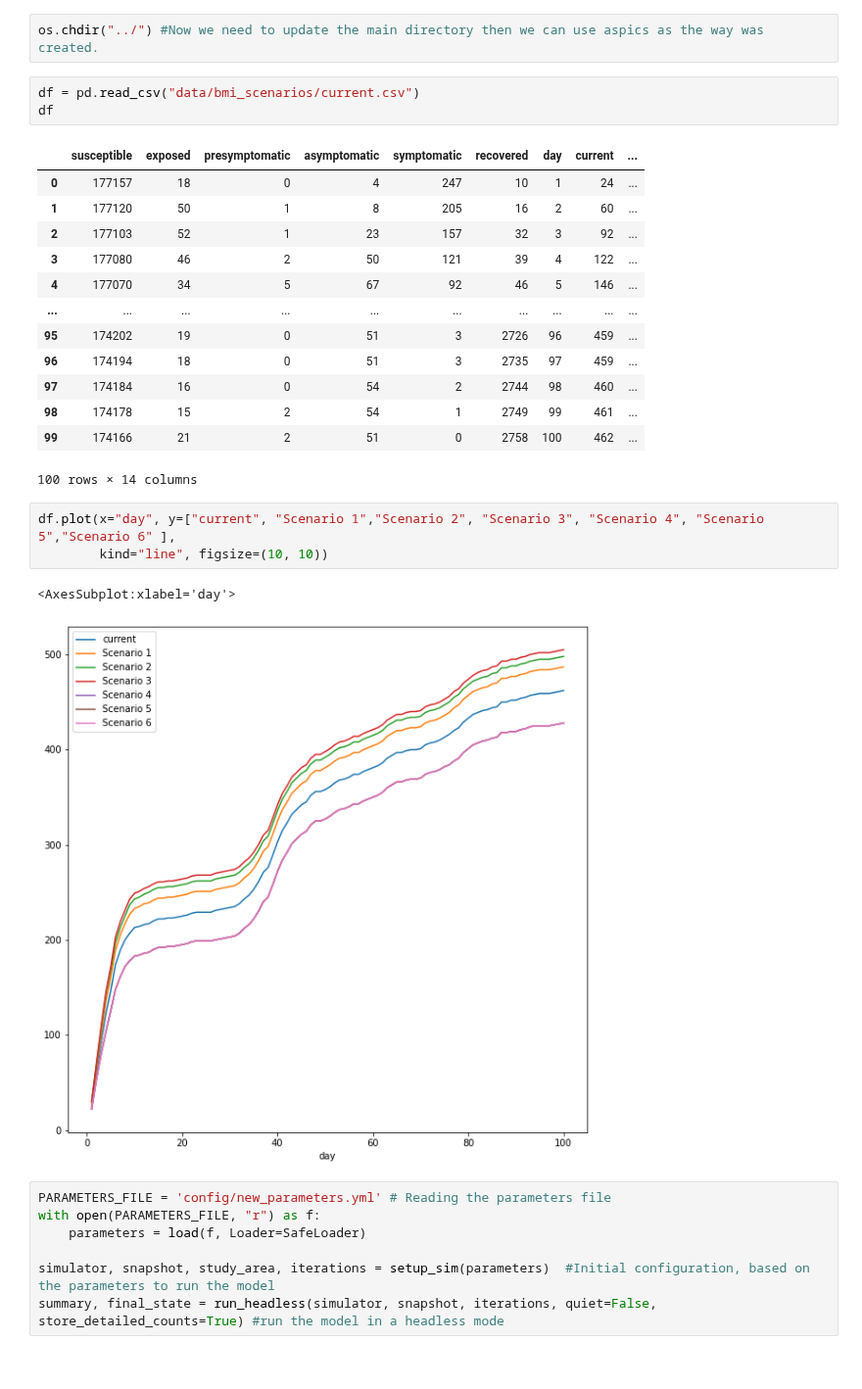
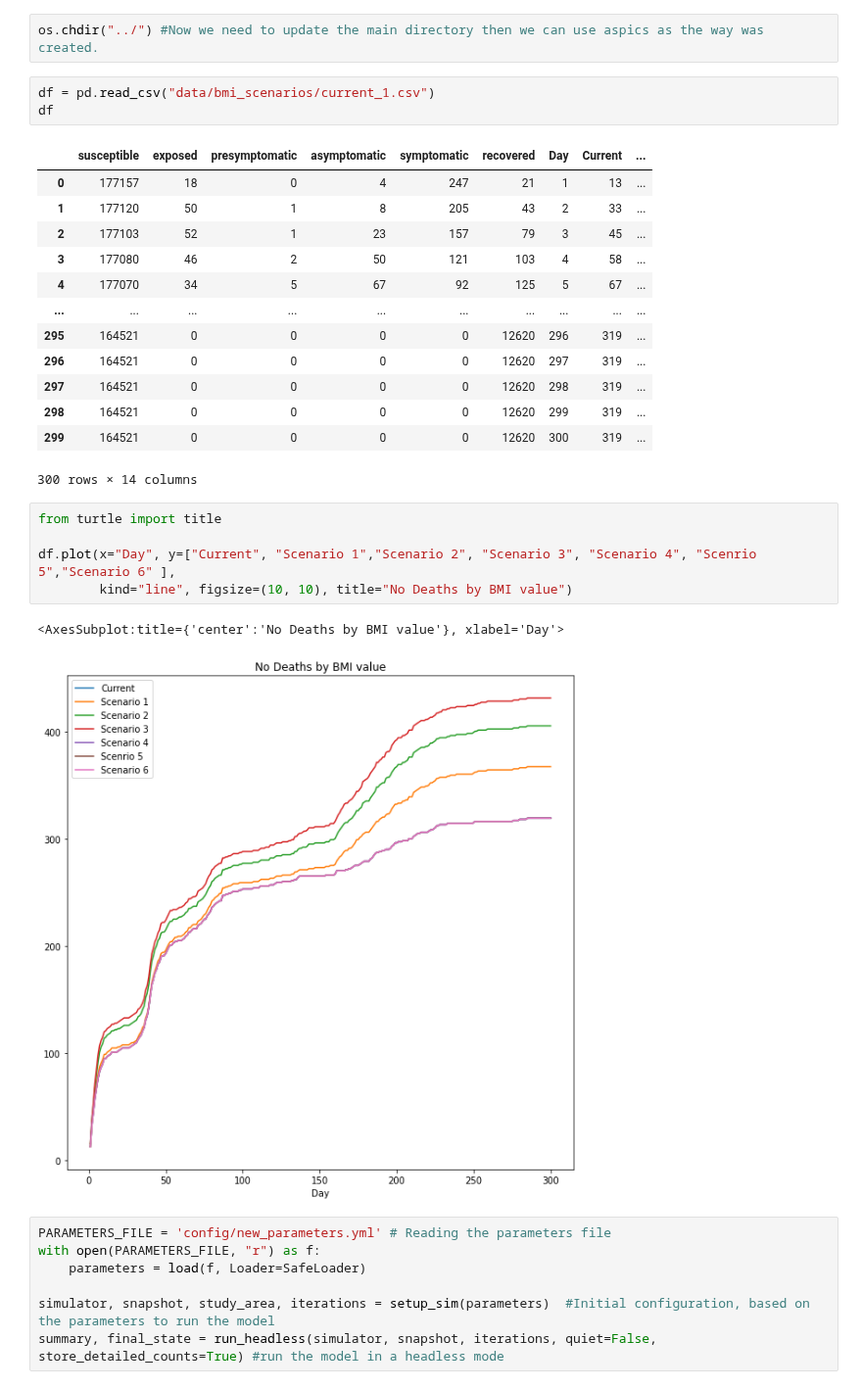
Before and after one commit to alan-turing-institute/uatk-aspics, a Jupyter notebook: calibration/abc_notebook.ipynb, the cells around one changed output. Shown at 98% size. Cells and saved outputs as stored; diff of their text form.

Commit message:
Model runs and testing scenarios

```diff
--- a/calibration/abc_notebook.ipynb
+++ b/calibration/abc_notebook.ipynb
@@ -66,28 +66,30 @@ os.getcwd()
 # %%
 os.chdir("../") #Now we need to update the main directory then we can use aspics as the way was created.
 # %%
-df = pd.read_csv("data/bmi_scenarios/current.csv")
+df = pd.read_csv("data/bmi_scenarios/current_1.csv")
 df
 # %% [output]
-|  | susceptible | exposed | presymptomatic | asymptomatic | symptomatic | recovered | day | current | ... |
-| 0 | 177157 | 18 | 0 | 4 | 247 | 10 | 1 | 24 | ... |
-| 1 | 177120 | 50 | 1 | 8 | 205 | 16 | 2 | 60 | ... |
-| 2 | 177103 | 52 | 1 | 23 | 157 | 32 | 3 | 92 | ... |
-| 3 | 177080 | 46 | 2 | 50 | 121 | 39 | 4 | 122 | ... |
-| 4 | 177070 | 34 | 5 | 67 | 92 | 46 | 5 | 146 | ... |
+|  | susceptible | exposed | presymptomatic | asymptomatic | symptomatic | recovered | Day | Current | ... |
+| 0 | 177157 | 18 | 0 | 4 | 247 | 21 | 1 | 13 | ... |
+| 1 | 177120 | 50 | 1 | 8 | 205 | 43 | 2 | 33 | ... |
+| 2 | 177103 | 52 | 1 | 23 | 157 | 79 | 3 | 45 | ... |
+| 3 | 177080 | 46 | 2 | 50 | 121 | 103 | 4 | 58 | ... |
+| 4 | 177070 | 34 | 5 | 67 | 92 | 125 | 5 | 67 | ... |
 | ... | ... | ... | ... | ... | ... | ... | ... | ... | ... |
-| 95 | 174202 | 19 | 0 | 51 | 3 | 2726 | 96 | 459 | ... |
-| 96 | 174194 | 18 | 0 | 51 | 3 | 2735 | 97 | 459 | ... |
-| 97 | 174184 | 16 | 0 | 54 | 2 | 2744 | 98 | 460 | ... |
-| 98 | 174178 | 15 | 2 | 54 | 1 | 2749 | 99 | 461 | ... |
-| 99 | 174166 | 21 | 2 | 51 | 0 | 2758 | 100 | 462 | ... |
+| 295 | 164521 | 0 | 0 | 0 | 0 | 12620 | 296 | 319 | ... |
+| 296 | 164521 | 0 | 0 | 0 | 0 | 12620 | 297 | 319 | ... |
+| 297 | 164521 | 0 | 0 | 0 | 0 | 12620 | 298 | 319 | ... |
+| 298 | 164521 | 0 | 0 | 0 | 0 | 12620 | 299 | 319 | ... |
+| 299 | 164521 | 0 | 0 | 0 | 0 | 12620 | 300 | 319 | ... |
-100 rows × 14 columns
+300 rows × 14 columns
 # %%
-df.plot(x="day", y=["current", "Scenario 1","Scenario 2", "Scenario 3", "Scenario 4", "Scenario 5","Scenario 6" ],
-        kind="line", figsize=(10, 10))
+from turtle import title
+
+df.plot(x="Day", y=["Current", "Scenario 1","Scenario 2", "Scenario 3", "Scenario 4", "Scenrio 5","Scenario 6" ],
+        kind="line", figsize=(10, 10), title="No Deaths by BMI value")
 # %% [output]
-<AxesSubplot:xlabel='day'>
+<AxesSubplot:title={'center':'No Deaths by BMI value'}, xlabel='Day'>
-[figure, old version]
+[figure, new version]
 # %%
 PARAMETERS_FILE = 'config/new_parameters.yml' # Reading the parameters file
 with open(PARAMETERS_FILE, "r") as f:
```
Also changed, not shown: 2 other files.
